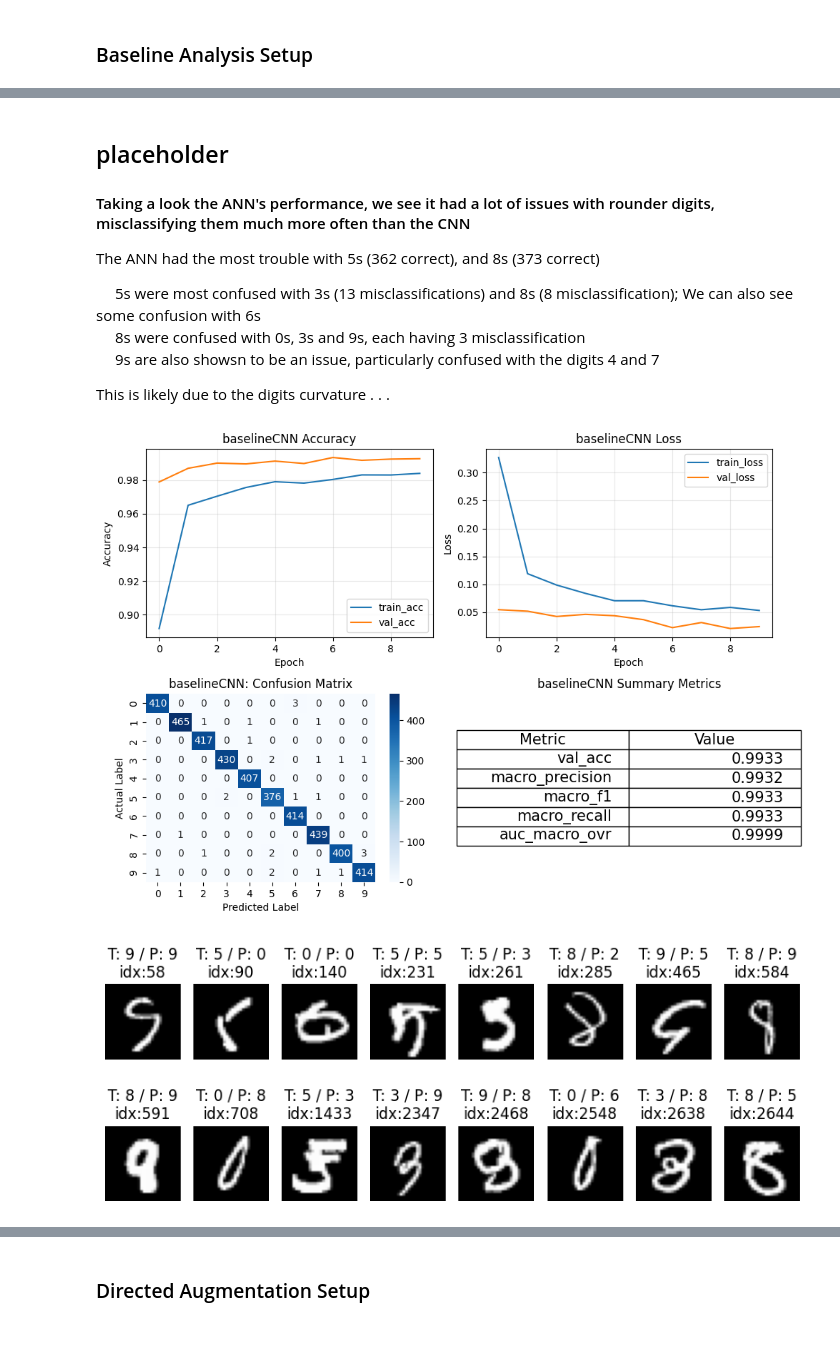
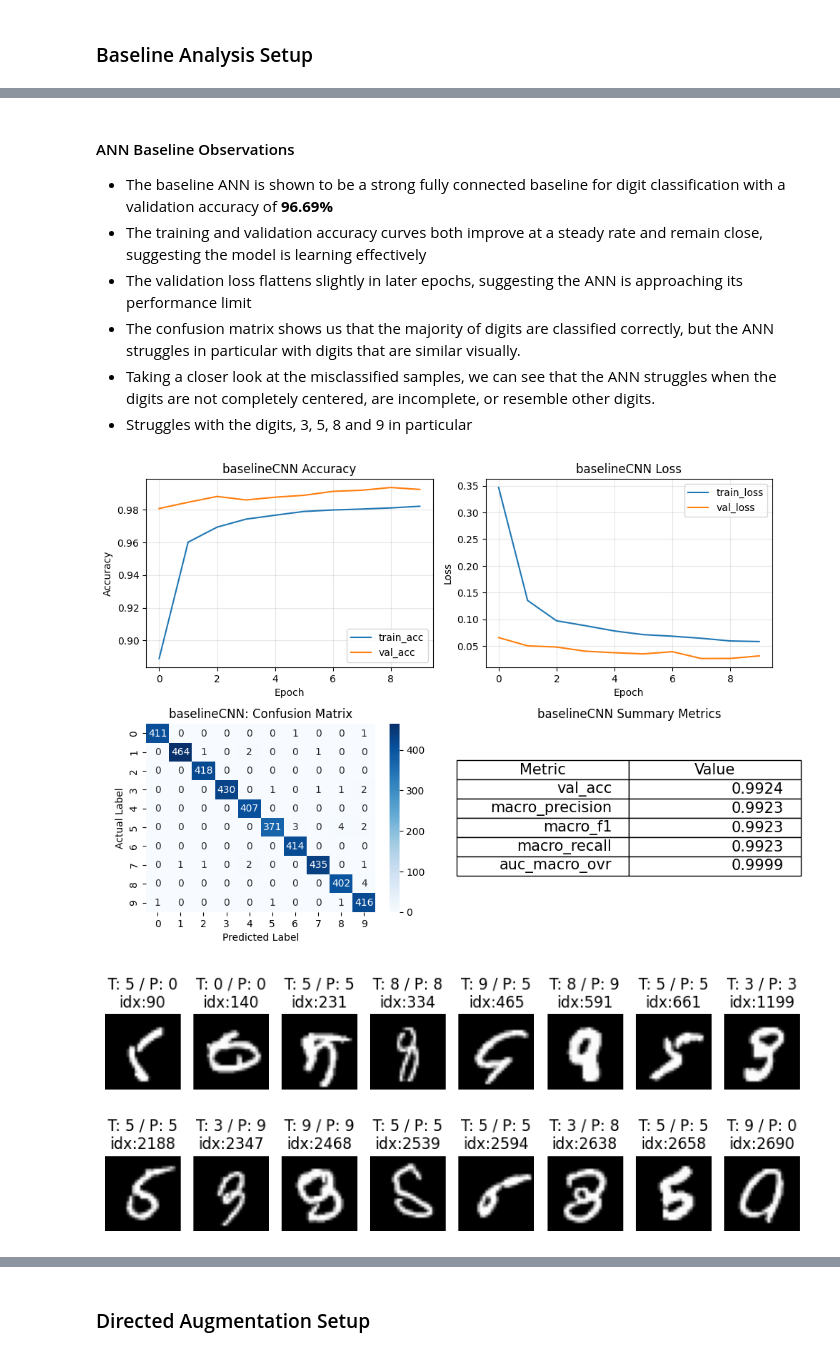
Before and after one commit to atoast47/DigitClassification, a Jupyter notebook: DigitMain.ipynb, the cells around one changed output, grey strips where cells are left out. Cells and saved outputs as stored; diff of their text form; code cells hidden in the pictures.

```diff
--- a/DigitMain.ipynb
+++ b/DigitMain.ipynb
@@ -450,36 +468,34 @@ plot_misclassified(x_mis_dig, y_true_dig, y_pred_dig, mis_idx_dig, n=16)
 # %% [markdown]
-## placeholder
-#### Taking a look the ANN's performance, we see it had a lot of issues with rounder digits, misclassifying them much more often than the CNN
+#### ANN Baseline Observations
 
-The ANN had the most trouble with 5s (362 correct), and 8s (373 correct)<br>
-
-&emsp; 5s were most confused with 3s (13 misclassifications) and 8s (8 misclassification); We can also see some confusion with 6s<br>
-&emsp; 8s were confused with 0s, 3s and 9s, each having 3 misclassification<br>
-&emsp; 9s are also showsn to be an issue, particularly confused with the digits 4 and 7
-
-This is likely due to the digits curvature . . .
+- The baseline ANN is shown to be a strong fully connected baseline for digit classification with a validation accuracy of **96.69%**
+- The training and validation accuracy curves both improve at a steady rate and remain close, suggesting the model is learning effectively
+- The validation loss flattens slightly in later epochs, suggesting the ANN is approaching its performance limit
+- The confusion matrix shows us that the majority of digits are classified correctly, but the ANN struggles in particular with digits that are similar visually.
+- Taking a closer look at the misclassified samples, we can see that the ANN struggles when the digits are not completely centered, are incomplete, or resemble other digits.
+- Struggles with the digits, 3, 5, 8 and 9 in particular
 # %%
-# plot model figs and analyze
+# plot model figures   and analyze
 getFigures(cnnBaseResults["baselineCNN"], "baselineCNN")
 
-# get misclassified ANN validation samples
+# get misclassified CNN validation samples
 cnn_yPred = cnnBaseResults["baselineCNN"]["y_val_pred"]
 cnn_misIdx = np.where(yVal != cnn_yPred)[0]
 
 x_mis = xVal[cnn_misIdx]
 y_true_mis = yVal[cnn_misIdx]
-y_pred_mis = ann_yPred[cnn_misIdx]
+y_pred_mis = cnn_yPred[cnn_misIdx]
 
 target_digits = [0, 3, 5, 8, 9]
 mask = np.isin(y_true_mis, target_digits)
 
 x_mis_dig = x_mis[mask]
 y_true_dig = y_true_mis[mask]
 y_pred_dig = y_pred_mis[mask]
 mis_idx_dig = cnn_misIdx[mask]
 
 plot_misclassified(x_mis_dig, y_true_dig, y_pred_dig, mis_idx_dig, n=16)
 # %% [output]
-[figure, old version]
+[figure, new version]
-[figure, old version]
+[figure, new version]
 # %% [markdown]
```
Also changed, not shown: parts of 26 cells of this notebook.
